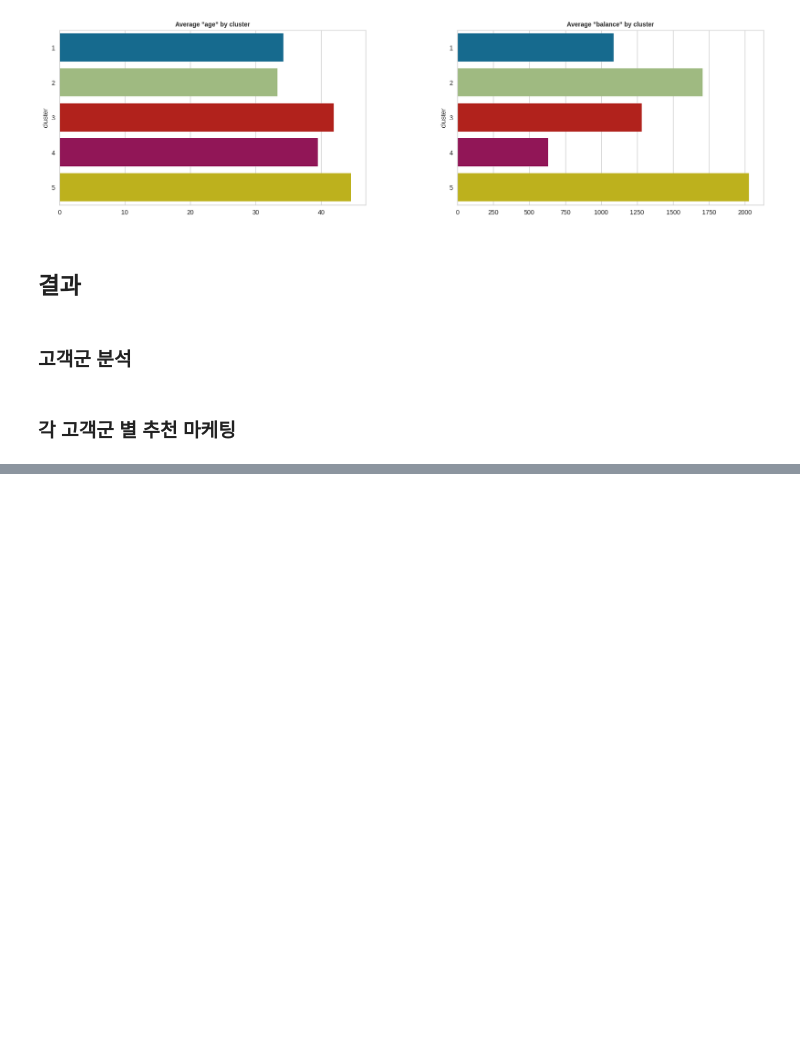
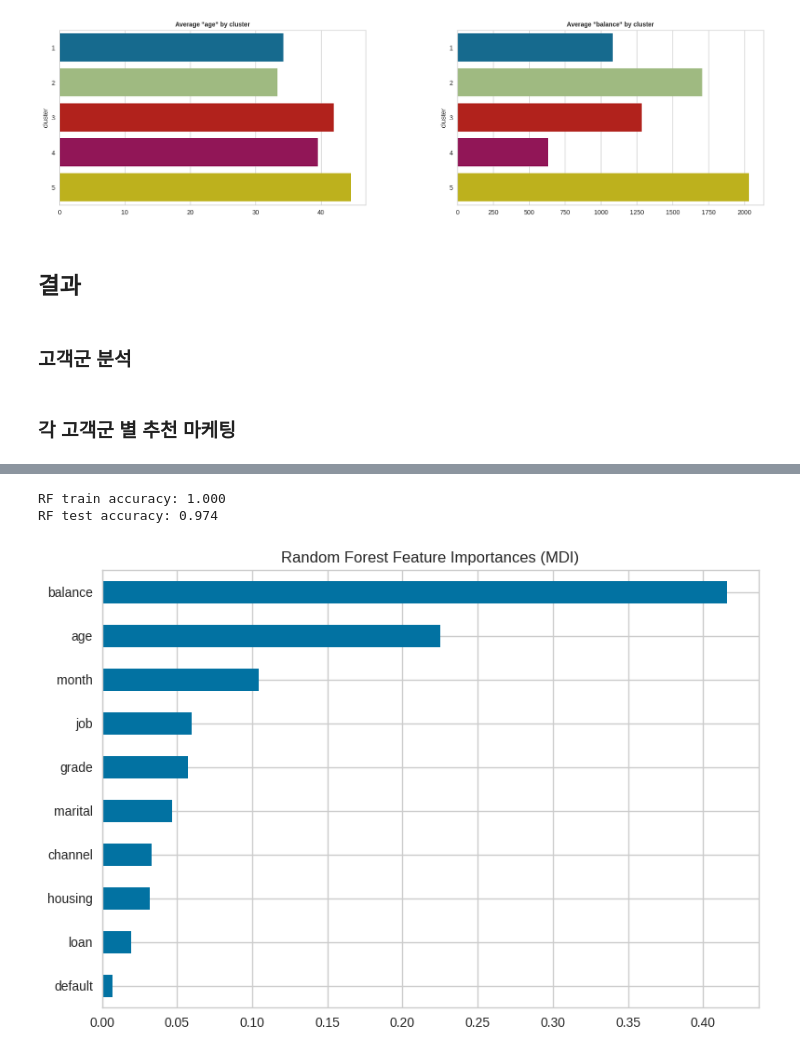
Before and after one commit to seojeongbin/Bank-Marketing-Project, a Jupyter notebook: modeling/segmentation_IRP.ipynb, the cells around one changed output, grey strips where cells are left out. Cells and saved outputs as stored; diff of their text form; code cells hidden in the pictures; blank space fills up the shorter version.

Commit message:
add feature importance

```diff
--- a/modeling/segmentation_IRP.ipynb
+++ b/modeling/segmentation_IRP.ipynb
@@ -745,0 +796,44 @@ plot_confeats_by_cluster(df, con_feat)
+# %%
+numerical_columns = ['age', 'balance']
+categorical_columns = list(set(data.columns) - set(numerical_columns))
+
+categorical_encoder = OrdinalEncoder(
+    handle_unknown="use_encoded_value", unknown_value=-1, encoded_missing_value=-1
+)
+numerical_pipe = SimpleImputer(strategy="mean")
+
+preprocessing = ColumnTransformer(
+    [
+        ("cat", categorical_encoder, categorical_columns),
+        ("num", numerical_pipe, numerical_columns),
+    ],
+    verbose_feature_names_out=False,
+)
+
+rf = Pipeline(
+    [
+        ("preprocess", preprocessing),
+        ("classifier", RandomForestClassifier(random_state=42)),
+    ]
+)
+rf.fit(X_train, y_train)
+
+print(f"RF train accuracy: {rf.score(X_train, y_train):.3f}")
+print(f"RF test accuracy: {rf.score(X_test, y_test):.3f}")
+# %% [output]
+RF train accuracy: 1.000
+RF test accuracy: 0.974
+# %%
+import pandas as pd
+
+feature_names = rf[:-1].get_feature_names_out()
+
+mdi_importances = pd.Series(
+    rf[-1].feature_importances_, index=feature_names
+).sort_values(ascending=True)
+
+ax = mdi_importances.plot.barh()
+ax.set_title("Random Forest Feature Importances (MDI)")
+ax.figure.tight_layout()
+# %% [output]
+[figure, added]
```
Also changed, not shown: parts of 10 cells of this notebook.
